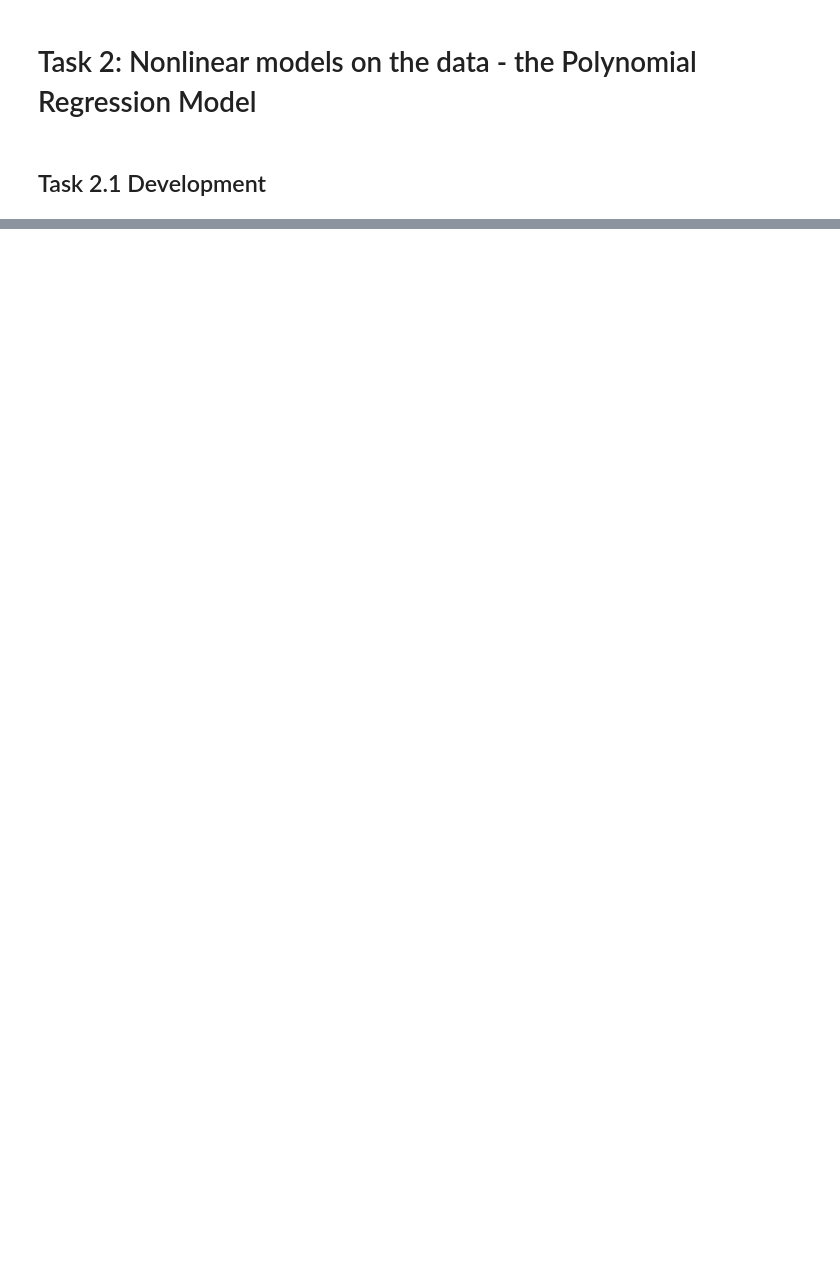
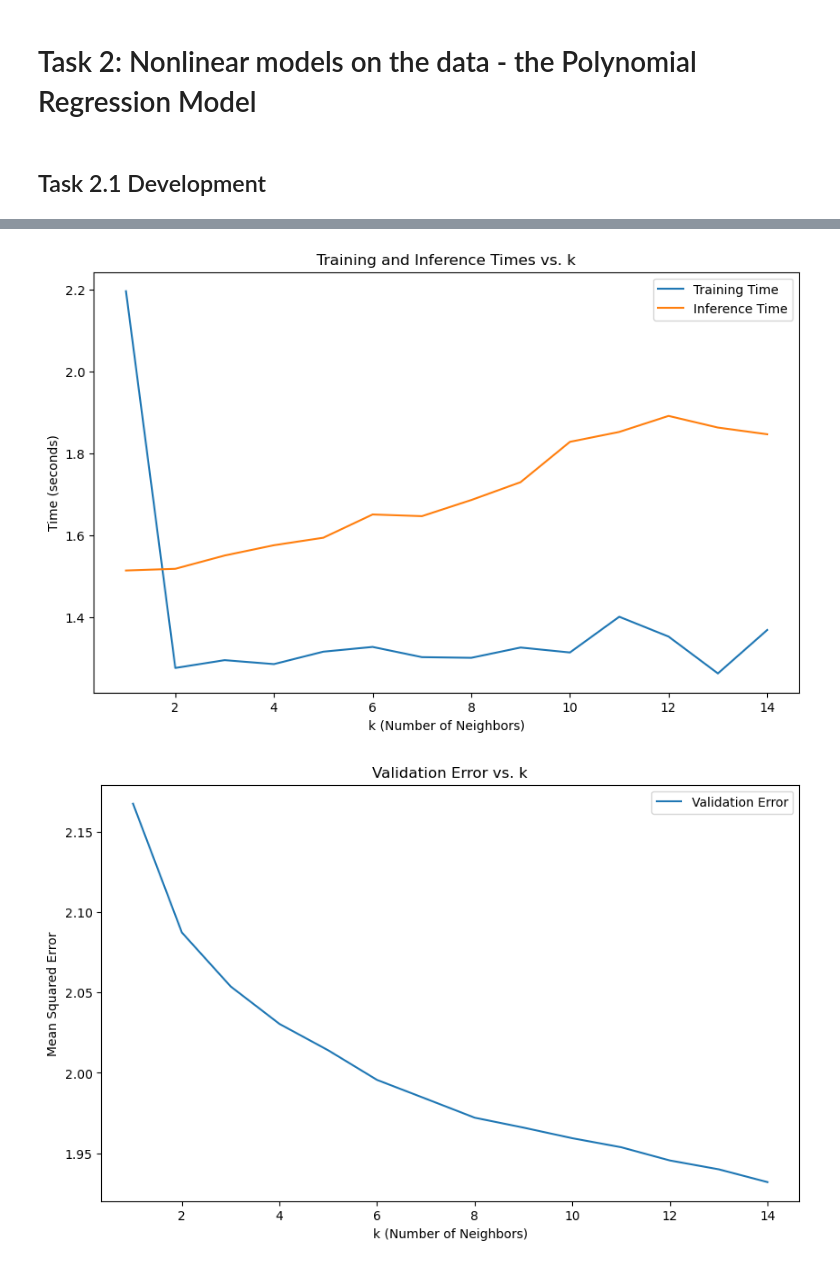
Before and after one commit to Evafranck/assignment, a Jupyter notebook: solution.ipynb, the cells around one changed output, grey strips where cells are left out. Cells and saved outputs as stored; diff of their text form; code cells hidden in the pictures; blank space fills up the shorter version.

```diff
--- a/solution.ipynb
+++ b/solution.ipynb
@@ -732,0 +796,24 @@ plt.show()
+# %%
+results_df = validate_knn_regression(X_train, y_train, X_val, y_val)
+
+# Plot training time vs k
+plt.figure(figsize=(10, 6))
+plt.plot(results_df['k'], results_df['train_time'], label='Training Time')
+plt.plot(results_df['k'], results_df['inference_time'], label='Inference Time')
+plt.xlabel('k (Number of Neighbors)')
+plt.ylabel('Time (seconds)')
+plt.title('Training and Inference Times vs. k')
+plt.legend()
+plt.show()
+
+# Plot validation error vs k
+plt.figure(figsize=(10, 6))
+plt.plot(results_df['k'], results_df['validation_error'], label='Validation Error')
+plt.xlabel('k (Number of Neighbors)')
+plt.ylabel('Mean Squared Error')
+plt.title('Validation Error vs. k')
+plt.legend()
+plt.show()
+# %% [output]
+[figure, added]
+[figure, added]
```
Also changed, not shown: parts of 19 cells of this notebook.
